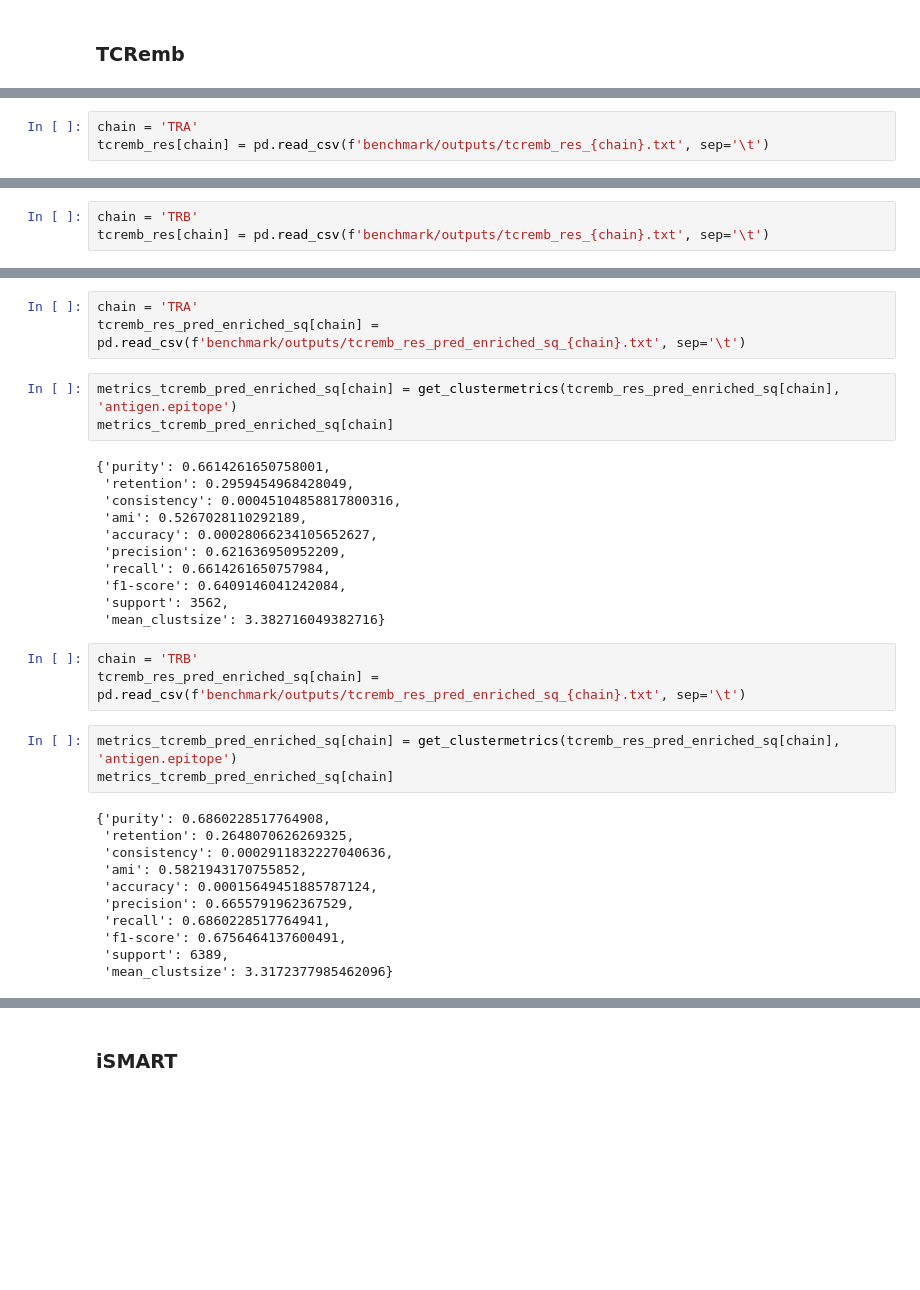
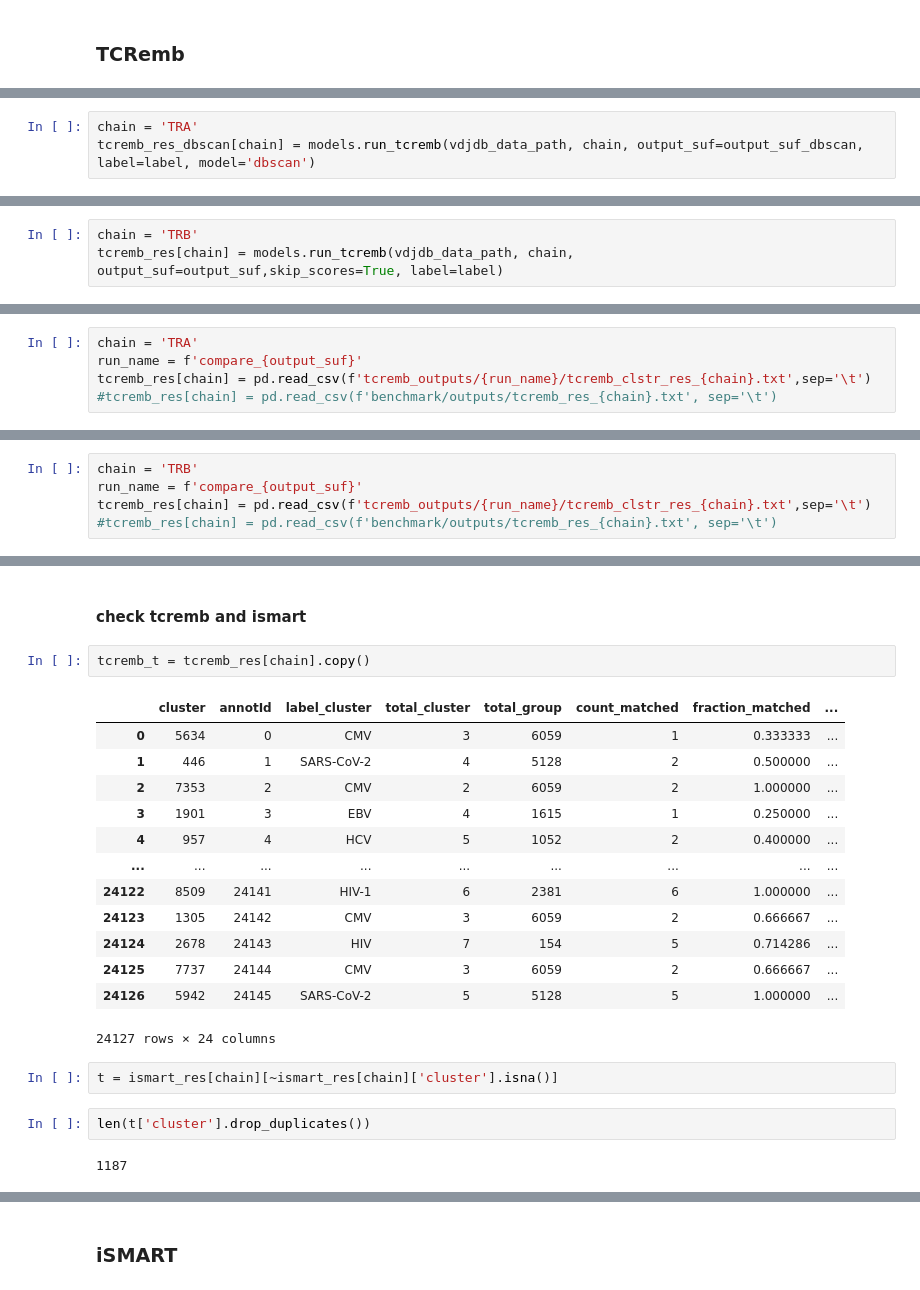
Before and after one commit to yuliajk/tcremp, a Jupyter notebook: compare_methods.ipynb, the cells around one changed output, grey strips where cells are left out. Saved outputs shown, nothing was run; the diff lists cells and outputs as text; blank space fills up the shorter version.

Commit message:
dbscan added

```diff
--- a/compare_methods.ipynb
+++ b/compare_methods.ipynb
@@ -573,0 +487,3 @@ metrics_tcremb= {}
+# %%
+chain = 'TRA'
+tcremb_res_dbscan[chain] = models.run_tcremb(vdjdb_data_path, chain, output_suf=output_suf_dbscan, label=label, model='dbscan')
@@ -573,0 +502,3 @@ metrics_tcremb= {}
+# %%
+chain = 'TRB'
+tcremb_res[chain] = models.run_tcremb(vdjdb_data_path, chain, output_suf=output_suf,skip_scores=True, label=label)
@@ -574,4 +508,6 @@ metrics_tcremb= {}
 # %%
 chain = 'TRA'
-tcremb_res[chain] = pd.read_csv(f'benchmark/outputs/tcremb_res_{chain}.txt', sep='\t')
+run_name = f'compare_{output_suf}'
+tcremb_res[chain] = pd.read_csv(f'tcremb_outputs/{run_name}/tcremb_clstr_res_{chain}.txt',sep='\t')
+#tcremb_res[chain] = pd.read_csv(f'benchmark/outputs/tcremb_res_{chain}.txt', sep='\t')
 # %%
@@ -597,4 +544,6 @@ metrics_tcremb[chain]
 # %%
 chain = 'TRB'
-tcremb_res[chain] = pd.read_csv(f'benchmark/outputs/tcremb_res_{chain}.txt', sep='\t')
+run_name = f'compare_{output_suf}'
+tcremb_res[chain] = pd.read_csv(f'tcremb_outputs/{run_name}/tcremb_clstr_res_{chain}.txt',sep='\t')
+#tcremb_res[chain] = pd.read_csv(f'benchmark/outputs/tcremb_res_{chain}.txt', sep='\t')
 # %%
@@ -660,34 +598,24 @@ metrics_tcremb_pred_enriched_sq= {}
-# %%
-chain = 'TRA'
-tcremb_res_pred_enriched_sq[chain] = pd.read_csv(f'benchmark/outputs/tcremb_res_pred_enriched_sq_{chain}.txt', sep='\t')
-# %%
-metrics_tcremb_pred_enriched_sq[chain] = get_clustermetrics(tcremb_res_pred_enriched_sq[chain], 'antigen.epitope')
-metrics_tcremb_pred_enriched_sq[chain]
-# %% [output]
-{'purity': 0.6614261650758001,
- 'retention': 0.2959454968428049,
- 'consistency': 0.00045104858817800316,
- 'ami': 0.5267028110292189,
- 'accuracy': 0.00028066234105652627,
- 'precision': 0.621636950952209,
- 'recall': 0.6614261650757984,
- 'f1-score': 0.6409146041242084,
- 'support': 3562,
- 'mean_clustsize': 3.382716049382716}
-# %%
-chain = 'TRB'
-tcremb_res_pred_enriched_sq[chain] = pd.read_csv(f'benchmark/outputs/tcremb_res_pred_enriched_sq_{chain}.txt', sep='\t')
-# %%
-metrics_tcremb_pred_enriched_sq[chain] = get_clustermetrics(tcremb_res_pred_enriched_sq[chain], 'antigen.epitope')
-metrics_tcremb_pred_enriched_sq[chain]
-# %% [output]
-{'purity': 0.6860228517764908,
- 'retention': 0.2648070626269325,
- 'consistency': 0.0002911832227040636,
- 'ami': 0.5821943170755852,
- 'accuracy': 0.00015649451885787124,
- 'precision': 0.6655791962367529,
- 'recall': 0.6860228517764941,
- 'f1-score': 0.6756464137600491,
- 'support': 6389,
- 'mean_clustsize': 3.3172377985462096}
+# %% [markdown]
+#### check tcremb and ismart
+# %%
+tcremb_t = tcremb_res[chain].copy()
+# %% [output]
+|  | cluster | annotId | label_cluster | total_cluster | total_group | count_matched | fraction_matched | ... |
+| 0 | 5634 | 0 | CMV | 3 | 6059 | 1 | 0.333333 | ... |
+| 1 | 446 | 1 | SARS-CoV-2 | 4 | 5128 | 2 | 0.500000 | ... |
+| 2 | 7353 | 2 | CMV | 2 | 6059 | 2 | 1.000000 | ... |
+| 3 | 1901 | 3 | EBV | 4 | 1615 | 1 | 0.250000 | ... |
+| 4 | 957 | 4 | HCV | 5 | 1052 | 2 | 0.400000 | ... |
+| ... | ... | ... | ... | ... | ... | ... | ... | ... |
+| 24122 | 8509 | 24141 | HIV-1 | 6 | 2381 | 6 | 1.000000 | ... |
+| 24123 | 1305 | 24142 | CMV | 3 | 6059 | 2 | 0.666667 | ... |
+| 24124 | 2678 | 24143 | HIV | 7 | 154 | 5 | 0.714286 | ... |
+| 24125 | 7737 | 24144 | CMV | 3 | 6059 | 2 | 0.666667 | ... |
+| 24126 | 5942 | 24145 | SARS-CoV-2 | 5 | 5128 | 5 | 1.000000 | ... |
+24127 rows × 24 columns
+# %%
+t = ismart_res[chain][~ismart_res[chain]['cluster'].isna()]
+# %%
+len(t['cluster'].drop_duplicates())
+# %% [output]
+1187
```
Also changed, not shown: parts of 68 cells of this notebook, 5 other files.
